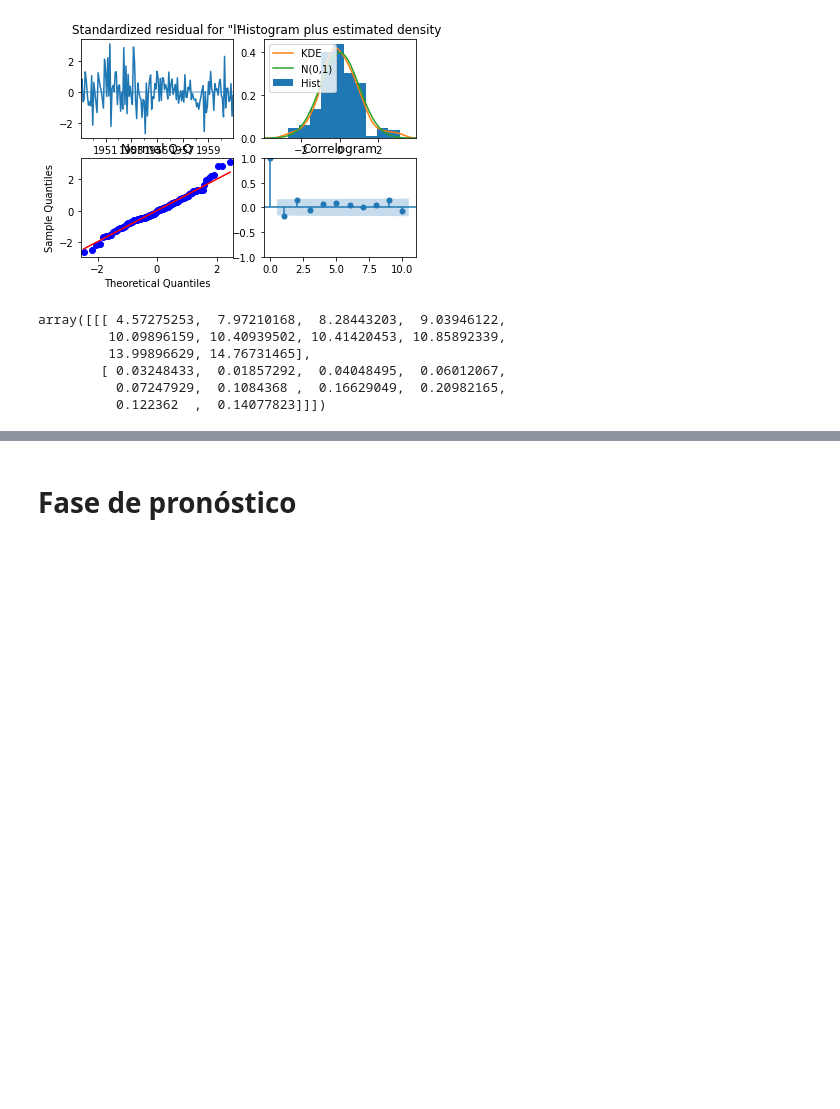
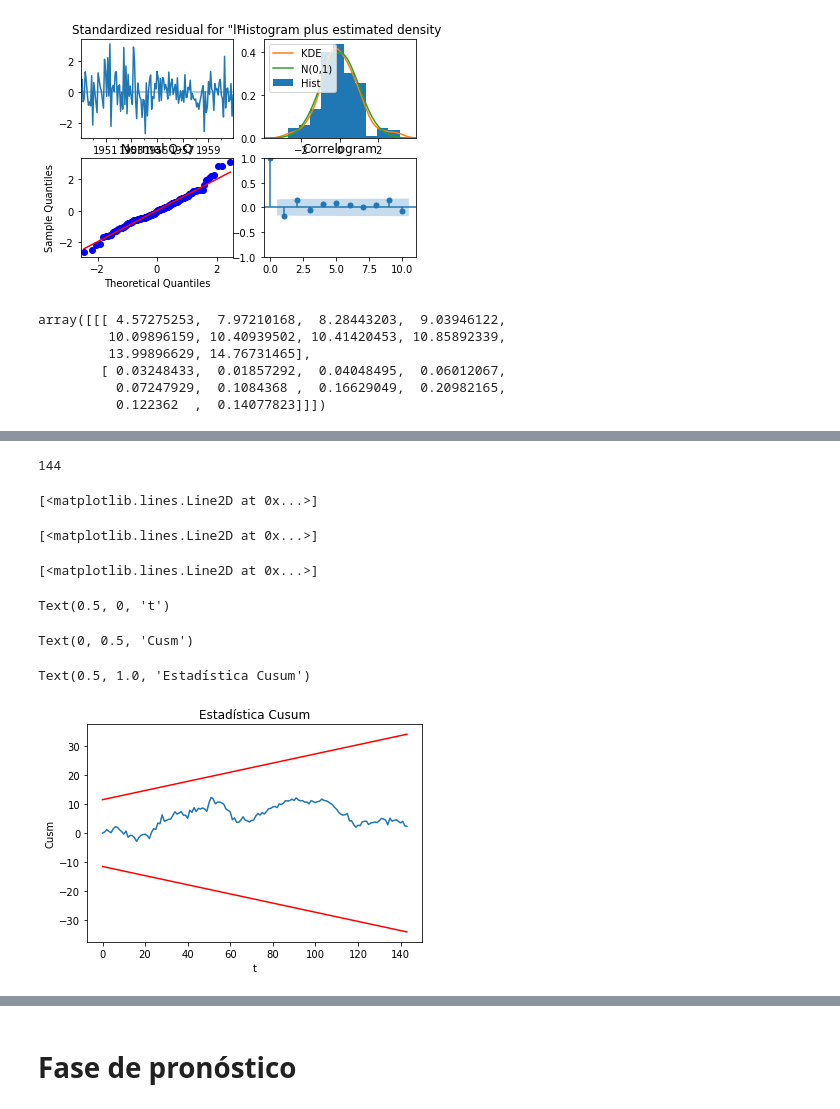
Before and after one commit to sacalderonv/TimeSeries, a Jupyter notebook: Python Jupyter/Modelamiento de Procesos ARIMA/ARIMA2.ipynb, the cells around one changed output, grey strips where cells are left out. Drawn from its saved outputs; the diff is of its cells as text; code cells hidden in the pictures; blank space fills up the shorter version.

```diff
--- a/Python Jupyter/Modelamiento de Procesos ARIMA/ARIMA2.ipynb
+++ b/Python Jupyter/Modelamiento de Procesos ARIMA/ARIMA2.ipynb
@@ -601,0 +609,22 @@ array([[[ 4.57275253,  7.97210168,  8.28443203,  9.03946122,
+# %%
+cum=Res_estand.cumsum()
+N=len(Res_estand)
+N
+Af_cusum=0.948###Cuantil estadística cusum
+LS=Af_cusum*math.sqrt(N)+2*Af_cusum*np.arange(1,N+1)/math.sqrt(N)
+LI=-LS
+plt.plot(cum)
+plt.plot(LS,color='red')
+plt.plot(LI,color='red')
+plt.xlabel("t")
+plt.ylabel("Cusm")
+plt.title('Estadística Cusum')
+# %% [output]
+144
+[<matplotlib.lines.Line2D at 0x...>]
+[<matplotlib.lines.Line2D at 0x...>]
+[<matplotlib.lines.Line2D at 0x...>]
+Text(0.5, 0, 't')
+Text(0, 0.5, 'Cusm')
+Text(0.5, 1.0, 'Estadística Cusum')
+[figure, added]
```
Also changed, not shown: parts of 2 cells of this notebook.
